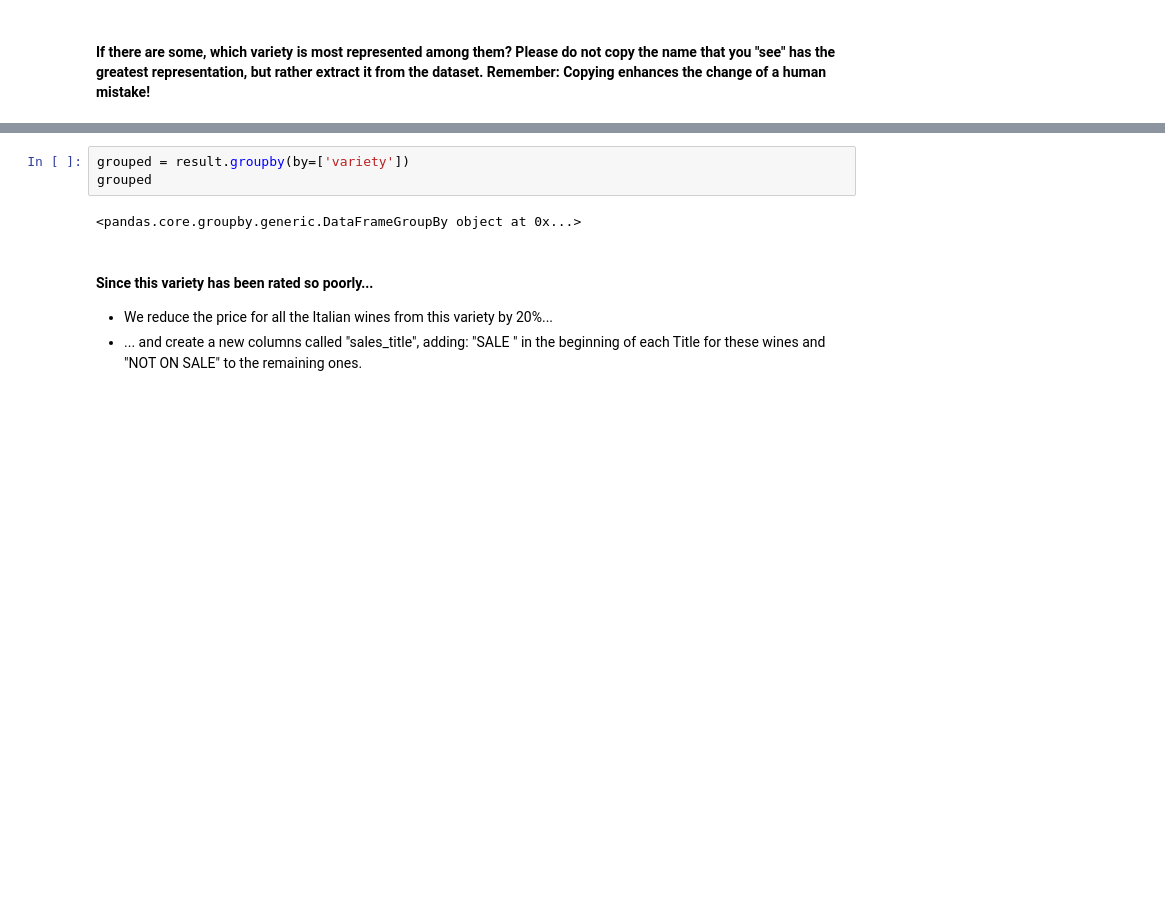
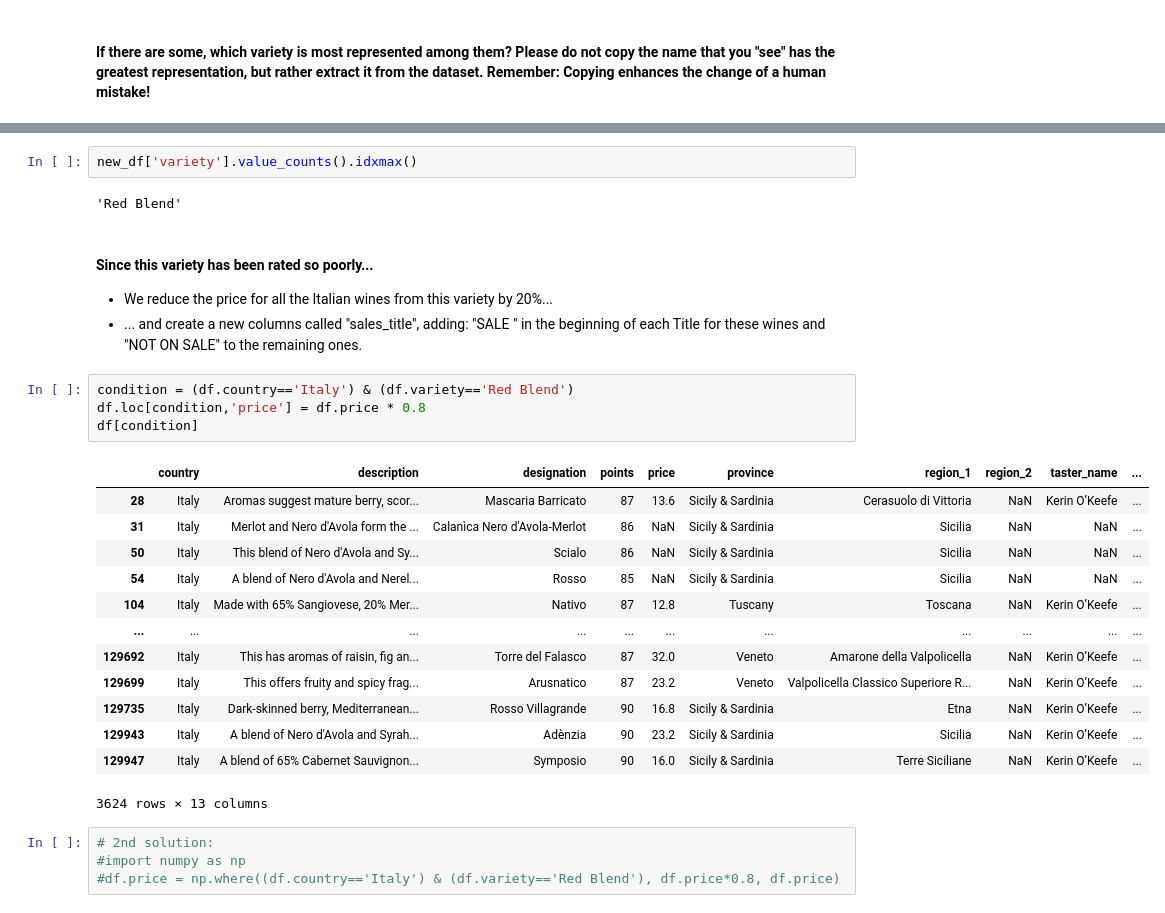
Before and after one commit to ramiejleh/ReDi_DataAnalytics_Repo, a Jupyter notebook: Homework/Phuong/Lesson 4/data-manipulation-exercises-Phuong.ipynb, the cells around one changed output, grey strips where cells are left out. Drawn from its saved outputs; the diff is of its cells as text; blank space fills up the shorter version.

```diff
--- a/Homework/Phuong/Lesson 4/data-manipulation-exercises-Phuong.ipynb
+++ b/Homework/Phuong/Lesson 4/data-manipulation-exercises-Phuong.ipynb
@@ -76,9 +95,30 @@ IndexingError: Too many indexers
-# %%
-grouped = result.groupby(by=['variety'])
-grouped
-# %% [output]
-<pandas.core.groupby.generic.DataFrameGroupBy object at 0x...>
+# %%
+new_df['variety'].value_counts().idxmax()
+# %% [output]
+'Red Blend'
 # %% [markdown]
 #### Since this variety has been rated so poorly...
 - We reduce the price for all the Italian wines from this variety by 20%...
 - ... and create a new columns called "sales_title", adding: "SALE " in the beginning of each Title for these wines and "NOT ON SALE" to the remaining ones.
+# %%
+condition = (df.country=='Italy') & (df.variety=='Red Blend')
+df.loc[condition,'price'] = df.price * 0.8
+df[condition]
+# %% [output]
+|  | country | description | designation | points | price | province | region_1 | region_2 | taster_name | ... |
+| 28 | Italy | Aromas suggest mature berry, scor... | Mascaria Barricato | 87 | 13.6 | Sicily & Sardinia | Cerasuolo di Vittoria | NaN | Kerin O’Keefe | ... |
+| 31 | Italy | Merlot and Nero d'Avola form the ... | Calanìca Nero d'Avola-Merlot | 86 | NaN | Sicily & Sardinia | Sicilia | NaN | NaN | ... |
+| 50 | Italy | This blend of Nero d'Avola and Sy... | Scialo | 86 | NaN | Sicily & Sardinia | Sicilia | NaN | NaN | ... |
+| 54 | Italy | A blend of Nero d'Avola and Nerel... | Rosso | 85 | NaN | Sicily & Sardinia | Sicilia | NaN | NaN | ... |
+| 104 | Italy | Made with 65% Sangiovese, 20% Mer... | Nativo | 87 | 12.8 | Tuscany | Toscana | NaN | Kerin O’Keefe | ... |
+| ... | ... | ... | ... | ... | ... | ... | ... | ... | ... | ... |
+| 129692 | Italy | This has aromas of raisin, fig an... | Torre del Falasco | 87 | 32.0 | Veneto | Amarone della Valpolicella | NaN | Kerin O’Keefe | ... |
+| 129699 | Italy | This offers fruity and spicy frag... | Arusnatico | 87 | 23.2 | Veneto | Valpolicella Classico Superiore R... | NaN | Kerin O’Keefe | ... |
+| 129735 | Italy | Dark-skinned berry, Mediterranean... | Rosso Villagrande | 90 | 16.8 | Sicily & Sardinia | Etna | NaN | Kerin O’Keefe | ... |
+| 129943 | Italy | A blend of Nero d'Avola and Syrah... | Adènzia | 90 | 23.2 | Sicily & Sardinia | Sicilia | NaN | Kerin O’Keefe | ... |
+| 129947 | Italy | A blend of 65% Cabernet Sauvignon... | Symposio | 90 | 16.0 | Sicily & Sardinia | Terre Siciliane | NaN | Kerin O’Keefe | ... |
+3624 rows × 13 columns
+# %%
+# 2nd solution:
+#import numpy as np
+#df.price = np.where((df.country=='Italy') & (df.variety=='Red Blend'), df.price*0.8, df.price)
```
Also changed, not shown: parts of 5 cells of this notebook.
